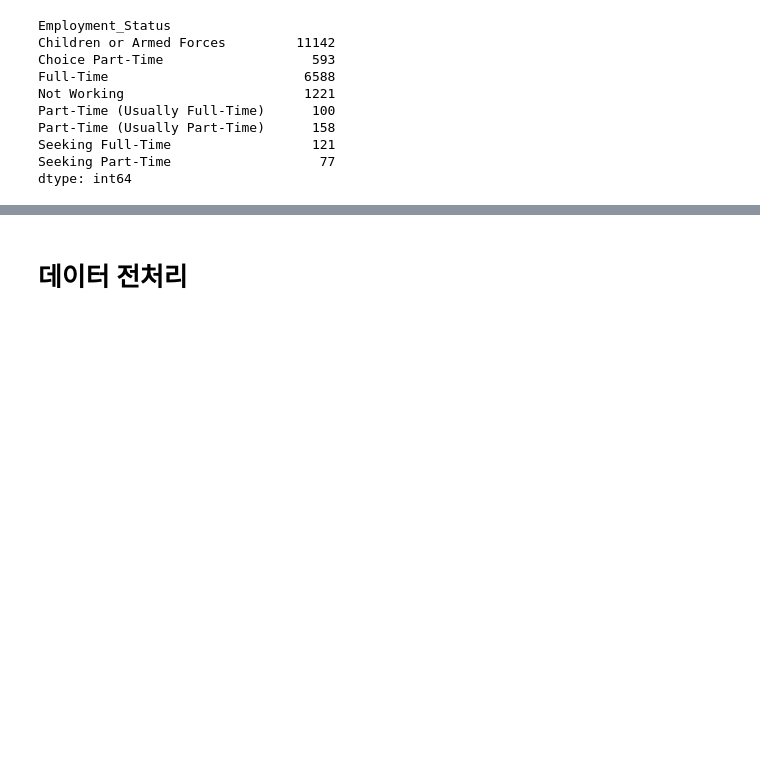
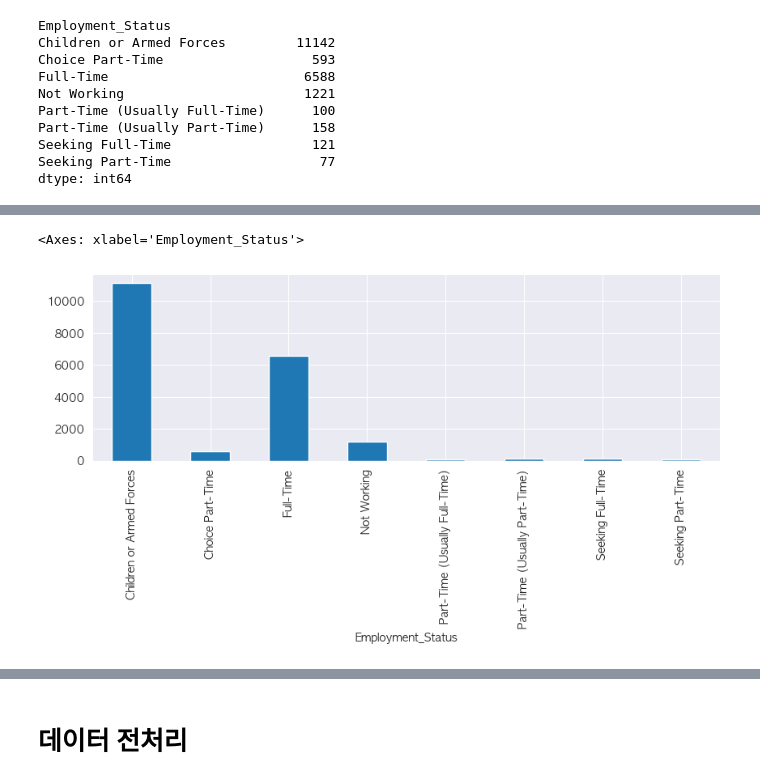
Before and after one commit to YoungjaeKang/dacon_income_forecast, a Jupyter notebook: 2. Model-1.ipynb, the cells around one changed output, grey strips where cells are left out. Drawn from its saved outputs; the diff is of its cells as text; code cells hidden in the pictures; blank space fills up the shorter version.

```diff
--- a/2. Model-1.ipynb
+++ b/2. Model-1.ipynb
@@ -284,0 +253,6 @@ dtype: int64
+# %%
+fig, ax = plt.subplots(figsize=(10, 3))
+employment_counts.plot(kind='bar')
+# %% [output]
+<Axes: xlabel='Employment_Status'>
+[figure, added]
```
Also changed, not shown: parts of 64 cells of this notebook.
